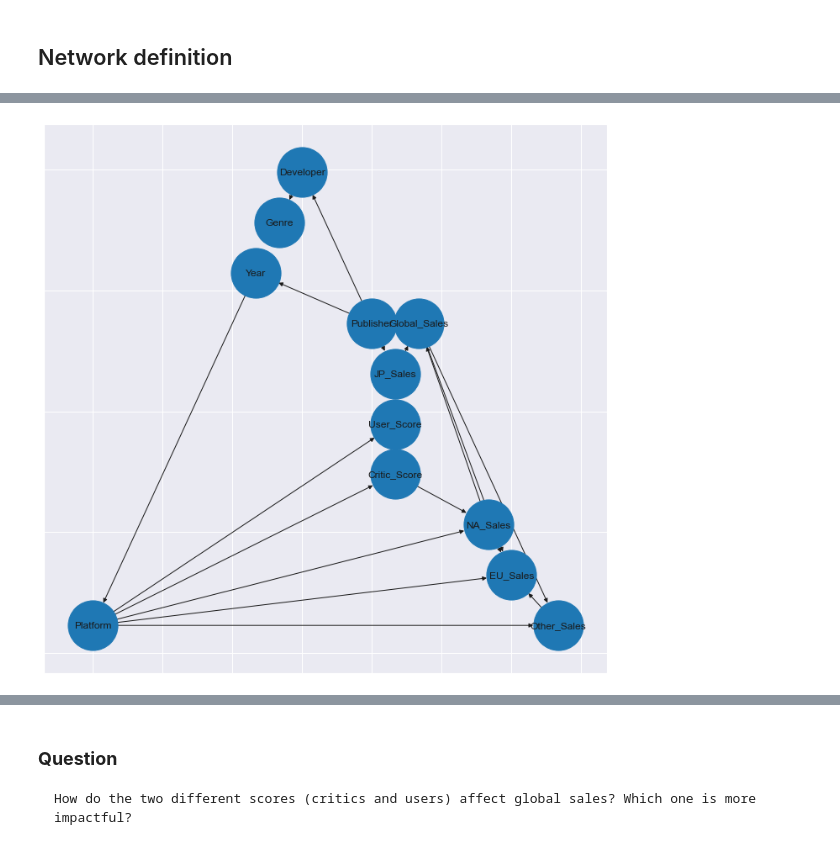
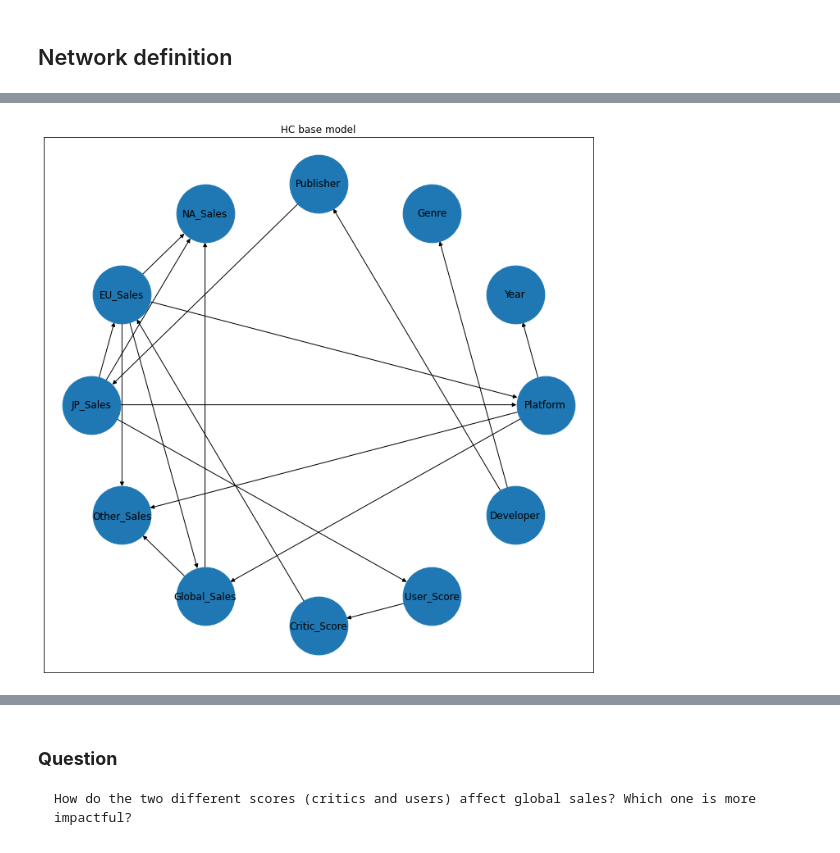
Before and after one commit to diegochine/videobayes, a Jupyter notebook: videobayes.ipynb, the cells around one changed output, grey strips where cells are left out. Saved outputs shown, nothing was run; the diff lists cells and outputs as text; code cells hidden in the pictures.

```diff
--- a/videobayes.ipynb
+++ b/videobayes.ipynb
@@ -117,14 +127,15 @@ https://arxiv.org/pdf/1502.02454.pdf#:~:text=The%20PC%20algorithm%20is%20the,dat
 # %%
-scorer = K2Score(data=data)
+scorer = BDeuScore(data=data)
 hc = HillClimbSearch(data=data)
-hc_base_model = hc.estimate(scoring_method=scorer)
+hc_base_model = hc.estimate(scoring_method=scorer, show_progress=False)
 
 fig, ax = plt.subplots(1, 1, figsize=(12, 12))
-nx.draw_networkx(hc_base_model, pos=nx.drawing.layout.planar_layout(hc_base_model), ax=ax, node_size=3500)
-
+nx.draw_networkx(hc_base_model, pos=nx.drawing.layout.circular_layout(hc_base_model), ax=ax, node_size=5000)
+fig.savefig('hc_base')
+ax.set_title('HC base model')
 hc_base_model = BayesianModel(hc_base_model.edges())
 # %% [output]
-[figure, old version]
+[figure, new version]
 # %%
 fixed_edges = [('EU_Sales', 'Global_Sales'), ('NA_Sales', 'Global_Sales'),
                ('JP_Sales', 'Global_Sales'), ('Other_Sales', 'Global_Sales')]
```
Also changed, not shown: parts of 30 cells of this notebook.
